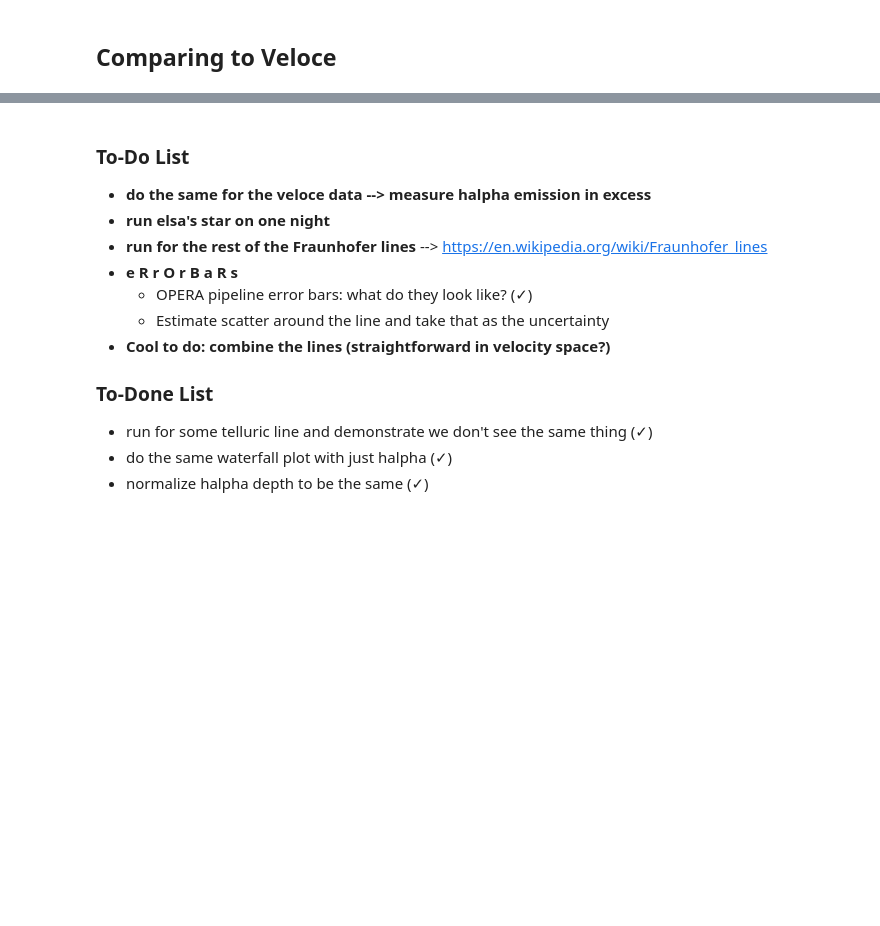
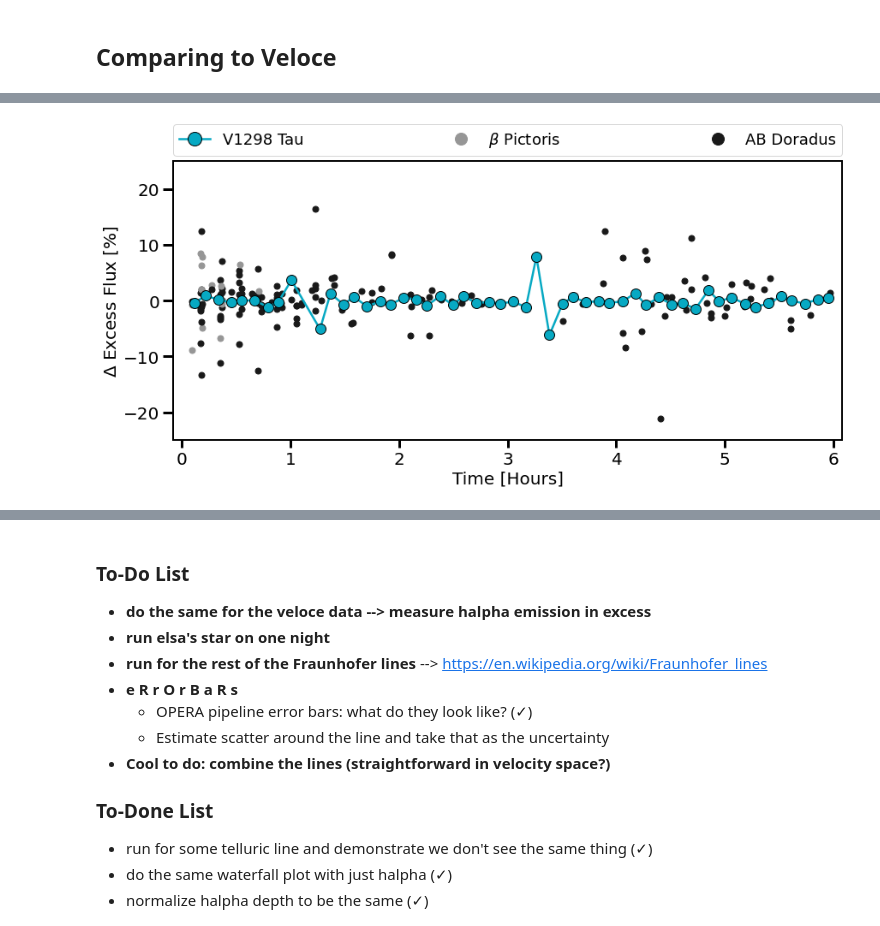
Before and after one commit to afeinstein20/doppler_tomography, a Jupyter notebook: notebooks/careful_line_extraction.ipynb, the cells around one changed output, grey strips where cells are left out. Saved outputs shown, nothing was run; the diff lists cells and outputs as text; code cells hidden in the pictures; blank space fills up the shorter version.

```diff
--- a/notebooks/careful_line_extraction.ipynb
+++ b/notebooks/careful_line_extraction.ipynb
@@ -281,7 +284,7 @@ lw = 1.5
 
 plt.figure(figsize=(10,5))
 
-for i, key in enumerate(list(widths.keys())[:4]):
+for i, key in enumerate(list(widths.keys())[:5]):
     plt.plot(TIME.value, widths[key], c=parula_colors[i*30], lw=lw)
     plt.plot(TIME.value, widths[key], 'o', c=parula_colors[i*30],
              markeredgecolor='k', markeredgewidth=0.5, label=key)
@@ -302,6 +307,7 @@ plt.xlim(TIME.value[0]-0.01, TIME.value[-1]+0.01)
 # %%
 table = Table.read('/Users/arcticfox/Documents/youngStars/veloce/spectra/updated_log.tab',
                    format='ascii')
+table = table[table['overlapping']==0]
 ages = np.zeros(len(table))
 which_age = [25, 150, 150, 150, 25]
 for i,t in enumerate(np.unique(table['TIC'])):
@@ -364,0 +322,50 @@ plt.legend(bbox_to_anchor=(0., 1.02, 1., .102), loc='lower left',
+# %%
+plt.figure(figsize=(14,6))
+
+young_col = colors[6]
+older_col = colors[1]
+
+for i, t in enumerate(np.unique(table['TIC'])):
+    args = np.where(table['TIC']==t)[0]
+    diff = np.diff(veloce_times.value[args])
+    brks = np.where(diff>0.2)[0]
+    a = np.nanmedian(table['Ages_Myr'][args])
+
+    if a == 25:
+        c=young_col
+        m, ms ='.', 14
+    else:
+        c=older_col
+        m, ms ='.', 14
+
+    for d in np.unique(table['Date'][args]):
+        dat = table[(table['TIC']==t) & (table['Date']==d)]
+        vt  = Time(dat['time_mjd'], format='mjd').value * u.day
+        vt  = (vt-vt[0]).to(u.hour)
+
+        #plt.plot(vt.value[1:], np.diff(dat['excess']),c=c)
+        plt.plot(vt.value[1:], np.diff(dat['excess']),m,c=c,
+                 ms=ms)
+
+
+
+plt.plot(((TIME-np.nanmin(TIME))*units.day).to(units.hour)[1:],
+         np.diff(widths['halpha']), marker='o',  ms=12, lw=2.5,
+         c=parula_colors[100],markeredgecolor='k')
+
+
+plt.plot(100,100, c=parula_colors[100], label='V1298 Tau', ms=8, marker='o', lw=2.5,
+         markeredgecolor='k')
+plt.plot(100,100, c=young_col, label=r'$\beta$ Pictoris', ms=ms, marker='.', lw=0)
+plt.plot(100,100, c=older_col, label='AB Doradus', ms=ms, marker='.', lw=0)
+
+plt.ylabel('$\Delta$ Excess Flux [%]')
+plt.ylim(-25,25)
+plt.xlim(-0.08,6.08)
+plt.xlabel('Time [Hours]')
+plt.legend(bbox_to_anchor=(0., 1.02, 1., .102), loc='lower left',
+           ncol=3, mode="expand", borderaxespad=0., fontsize=18);
+plt.savefig(os.path.join(plot_dir, 'veloce_compare.pdf'), dpi=250,
+            rasterize=True, bbox_inches='tight')
+# %% [output]
+[figure, added]
```
Also changed, not shown: parts of 23 cells of this notebook, 1 other file.
